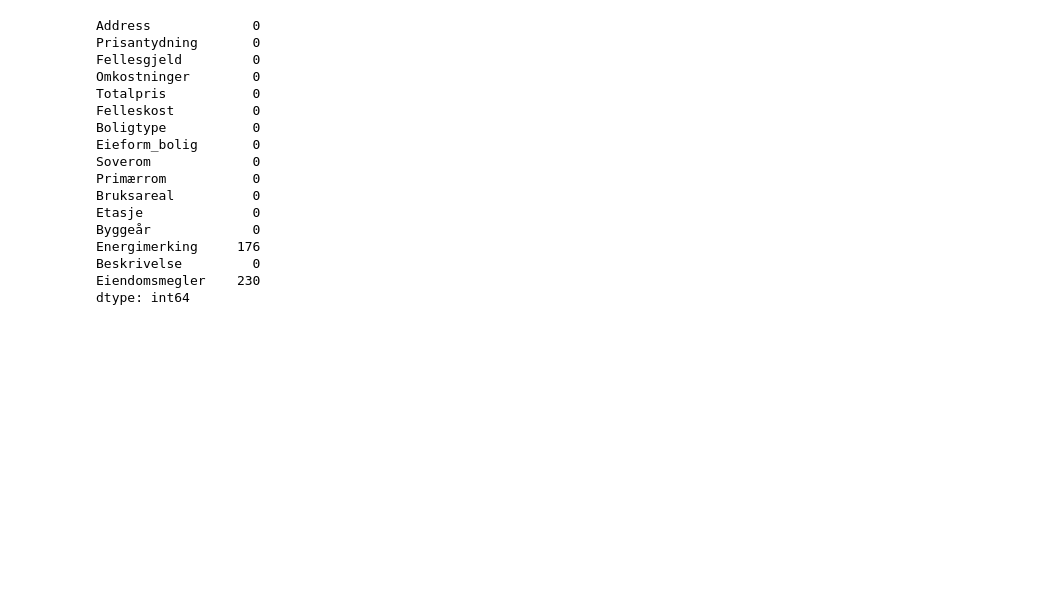
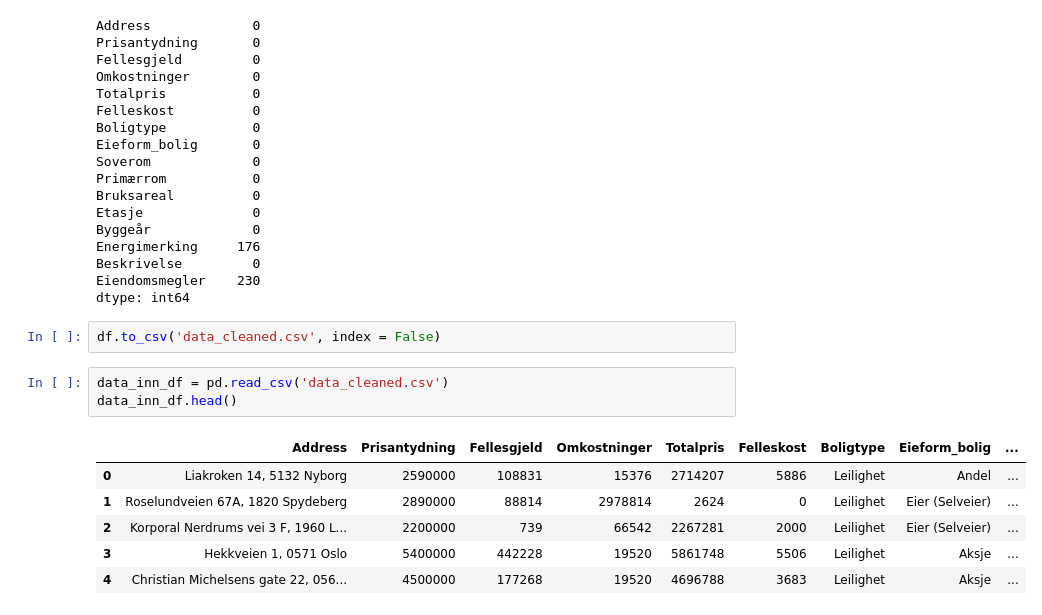
Before and after one commit to AdamArafa/House_Price_Finn.no_Data, a Jupyter notebook: Data_Cleaning1.ipynb, the cells around one changed output. Cells and saved outputs as stored; diff of their text form; blank space fills up the shorter version.

Commit message:
uploaded data_cleaned.csv file

```diff
--- a/Data_Cleaning1.ipynb
+++ b/Data_Cleaning1.ipynb
@@ -510,3 +524,15 @@ Energimerking     176
 Beskrivelse         0
 Eiendomsmegler    230
 dtype: int64
+# %%
+df.to_csv('data_cleaned.csv', index = False)
+# %%
+data_inn_df = pd.read_csv('data_cleaned.csv')
+data_inn_df.head()
+# %% [output]
+|  | Address | Prisantydning | Fellesgjeld | Omkostninger | Totalpris | Felleskost | Boligtype | Eieform_bolig | ... |
+| 0 | Liakroken 14, 5132 Nyborg | 2590000 | 108831 | 15376 | 2714207 | 5886 | Leilighet | Andel | ... |
+| 1 | Roselundveien 67A, 1820 Spydeberg | 2890000 | 88814 | 2978814 | 2624 | 0 | Leilighet | Eier (Selveier) | ... |
+| 2 | Korporal Nerdrums vei 3 F, 1960 L... | 2200000 | 739 | 66542 | 2267281 | 2000 | Leilighet | Eier (Selveier) | ... |
+| 3 | Hekkveien 1, 0571 Oslo | 5400000 | 442228 | 19520 | 5861748 | 5506 | Leilighet | Aksje | ... |
+| 4 | Christian Michelsens gate 22, 056... | 4500000 | 177268 | 19520 | 4696788 | 3683 | Leilighet | Aksje | ... |
```
Also changed, not shown: parts of 3 cells of this notebook, 1 other file.
